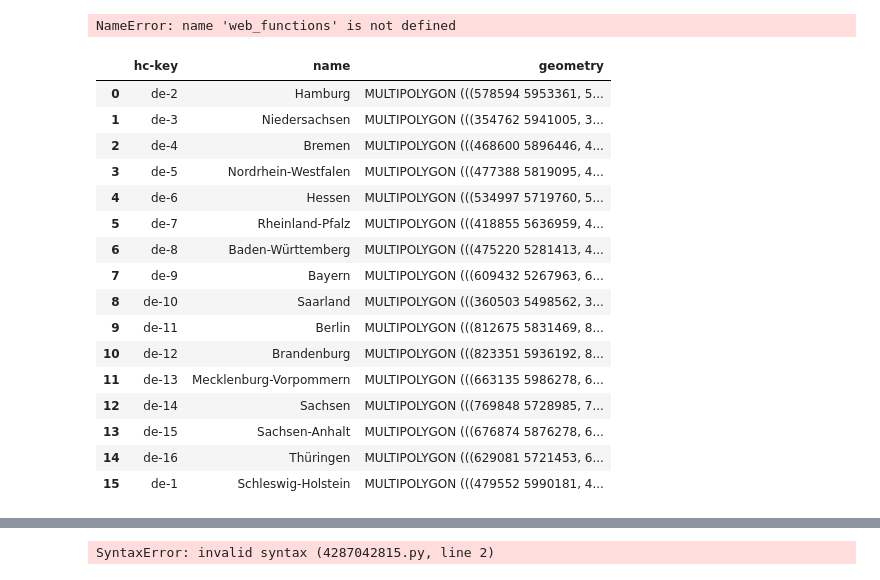
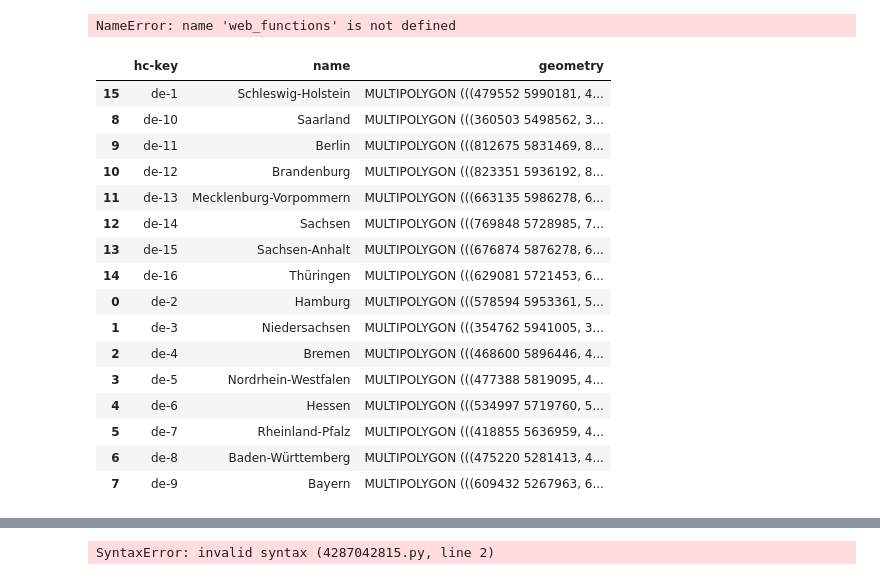
Before and after one commit to JErenci/ditto_v2, a Jupyter notebook: template/DADE_DAshboardDEutschland/DADE_Dashboard_Deutschland.ipynb, the cells around one changed output, grey strips where cells are left out. Cells and saved outputs as stored; diff of their text form; code cells hidden in the pictures.

```diff
--- a/template/DADE_DAshboardDEutschland/DADE_Dashboard_Deutschland.ipynb
+++ b/template/DADE_DAshboardDEutschland/DADE_Dashboard_Deutschland.ipynb
@@ -87,9 +87,17 @@ import copy
 import geopandas as gdf
 # %%
 gpd = gdf.read_file('https://www.dashboard-deutschland.de/geojson/de-all.geo.json')
-gpd
+gpd.sort_values('hc-key')
 # %% [output]
 |  | hc-key | name | geometry |
+| 15 | de-1 | Schleswig-Holstein | MULTIPOLYGON (((479552 5990181, 4... |
+| 8 | de-10 | Saarland | MULTIPOLYGON (((360503 5498562, 3... |
+| 9 | de-11 | Berlin | MULTIPOLYGON (((812675 5831469, 8... |
+| 10 | de-12 | Brandenburg | MULTIPOLYGON (((823351 5936192, 8... |
+| 11 | de-13 | Mecklenburg-Vorpommern | MULTIPOLYGON (((663135 5986278, 6... |
+| 12 | de-14 | Sachsen | MULTIPOLYGON (((769848 5728985, 7... |
+| 13 | de-15 | Sachsen-Anhalt | MULTIPOLYGON (((676874 5876278, 6... |
+| 14 | de-16 | Thüringen | MULTIPOLYGON (((629081 5721453, 6... |
 | 0 | de-2 | Hamburg | MULTIPOLYGON (((578594 5953361, 5... |
 | 1 | de-3 | Niedersachsen | MULTIPOLYGON (((354762 5941005, 3... |
 | 2 | de-4 | Bremen | MULTIPOLYGON (((468600 5896446, 4... |
@@ -98,14 +106,6 @@ gpd
 | 5 | de-7 | Rheinland-Pfalz | MULTIPOLYGON (((418855 5636959, 4... |
 | 6 | de-8 | Baden-Württemberg | MULTIPOLYGON (((475220 5281413, 4... |
 | 7 | de-9 | Bayern | MULTIPOLYGON (((609432 5267963, 6... |
-| 8 | de-10 | Saarland | MULTIPOLYGON (((360503 5498562, 3... |
-| 9 | de-11 | Berlin | MULTIPOLYGON (((812675 5831469, 8... |
-| 10 | de-12 | Brandenburg | MULTIPOLYGON (((823351 5936192, 8... |
-| 11 | de-13 | Mecklenburg-Vorpommern | MULTIPOLYGON (((663135 5986278, 6... |
-| 12 | de-14 | Sachsen | MULTIPOLYGON (((769848 5728985, 7... |
-| 13 | de-15 | Sachsen-Anhalt | MULTIPOLYGON (((676874 5876278, 6... |
-| 14 | de-16 | Thüringen | MULTIPOLYGON (((629081 5721453, 6... |
-| 15 | de-1 | Schleswig-Holstein | MULTIPOLYGON (((479552 5990181, 4... |
 # %%
 
 # Abrufen von GeoJSON-Daten für Deutschland
```
Also changed, not shown: parts of 2 cells of this notebook, 8 other files.
